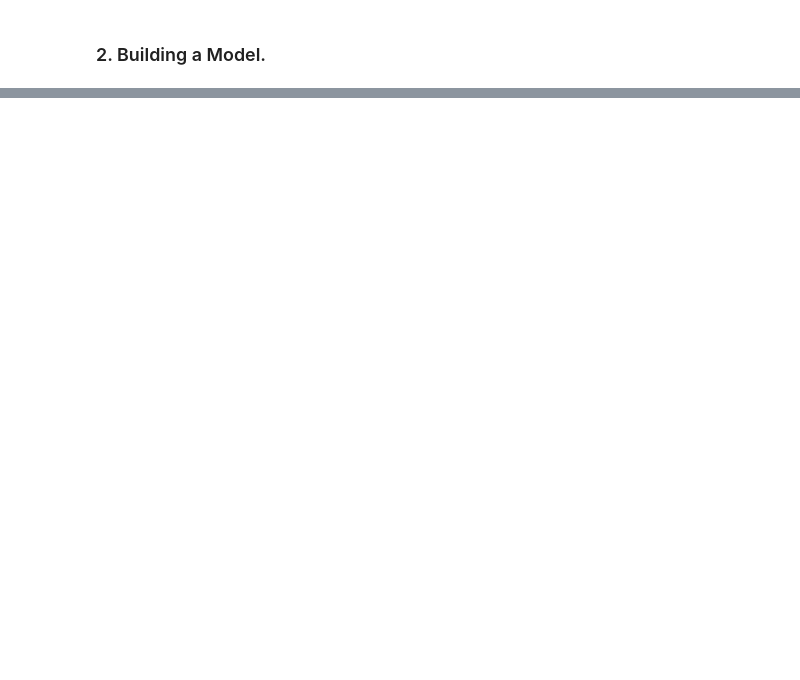
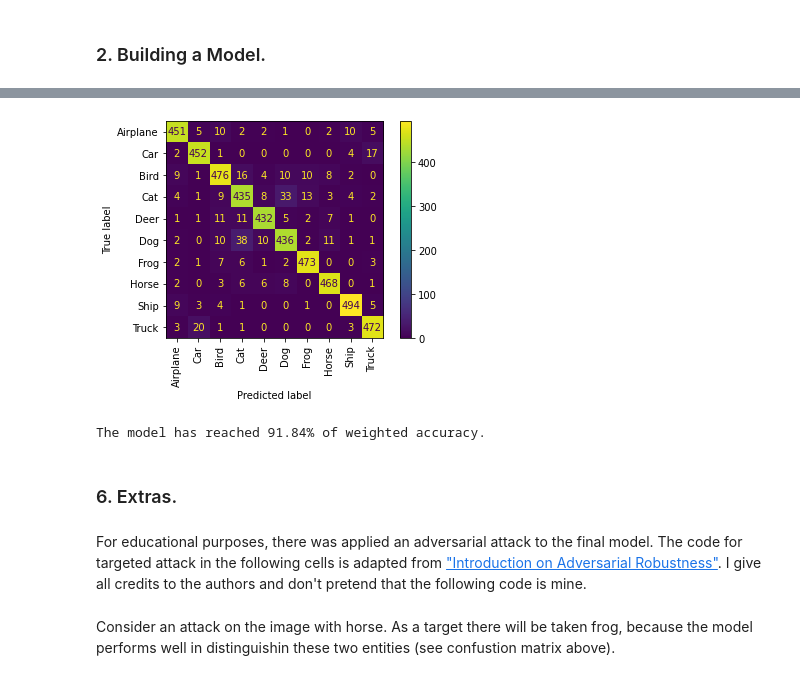
Before and after one commit to DanisAlukaev/Security-and-Interpretability-ML, a Jupyter notebook: Assignment 1/Solution.ipynb, the cells around one changed output, grey strips where cells are left out. Saved outputs shown, nothing was run; the diff lists cells and outputs as text; code cells hidden in the pictures; blank space fills up the shorter version.

Commit message:
+ adversarial

```diff
--- a/Assignment 1/Solution.ipynb
+++ b/Assignment 1/Solution.ipynb
@@ -310,7 +345,0 @@ plt.show()
-# %%
-checkpoint = torch.load(os.path.join("weights", "47.pt"))
-inferenced = ResNet(ResidualBlock, [2, 2, 2, 2]).to(configs['device'])
-inferenced.load_state_dict(checkpoint['model_state_dict'])
-inferenced.eval()
-
-loss, accuracy = test(inferenced, criterion, validationloader)
@@ -320,0 +346,44 @@ The model has reached 87.23% of weighted accuracy.
+# %%
+from sklearn.metrics import ConfusionMatrixDisplay
+
+def validate(model, criterion, loader):
+    model.eval()
+    test_loss = 0.0
+    history = {"True": [], "Predicted": []}
+    with torch.no_grad():
+        for i, (images, labels) in enumerate(loader):
+            images, labels = images.to(configs['device']), labels.to(configs['device'])
+            predictions = model(images)
+            loss = criterion(predictions, labels)
+            test_loss += loss.item()
+
+            _, predicted_classes = predictions.max(1)
+            predicted_classes = predicted_classes.cpu().detach().numpy()
+            labels = labels.cpu().detach().numpy()
+
+            history["True"] += list(labels)
+            history["Predicted"] += list(predicted_classes)
+
+    accuracy = balanced_accuracy_score(history["True"], history["Predicted"])
+    ConfusionMatrixDisplay.from_predictions(history["True"], history["Predicted"], display_labels=labels_text, xticks_rotation='vertical')
+    plt.show()
+    return accuracy
+# %%
+checkpoint = torch.load(os.path.join("weights", "49.pt"))
+inferenced = ResNet(3, 64, [3, 4, 6, 3]).to(configs['device'])
+inferenced.load_state_dict(checkpoint['model_state_dict'])
+inferenced.eval()
+
+accuracy = validate(inferenced, criterion, validationloader)
+# %% [output]
+[figure, added]
+# %%
+print(f"The model has reached {accuracy * 100:.2f}% of weighted accuracy.")
+# %% [output]
+The model has reached 91.84% of weighted accuracy.
+# %% [markdown]
+### 6. Extras.
+# %% [markdown]
+For educational purposes, there was applied an adversarial attack to the final model. The code for targeted attack in the following cells is adapted from ["Introduction on Adversarial Robustness"](https://adversarial-ml-tutorial.org/introduction/). I give all credits to the authors and don't pretend that the following code is mine.
+# %% [markdown]
+Consider an attack on the image with horse. As a target there will be taken frog, because the model performs well in distinguishin these two entities (see confustion matrix above).
```
Also changed, not shown: parts of 40 cells of this notebook.
